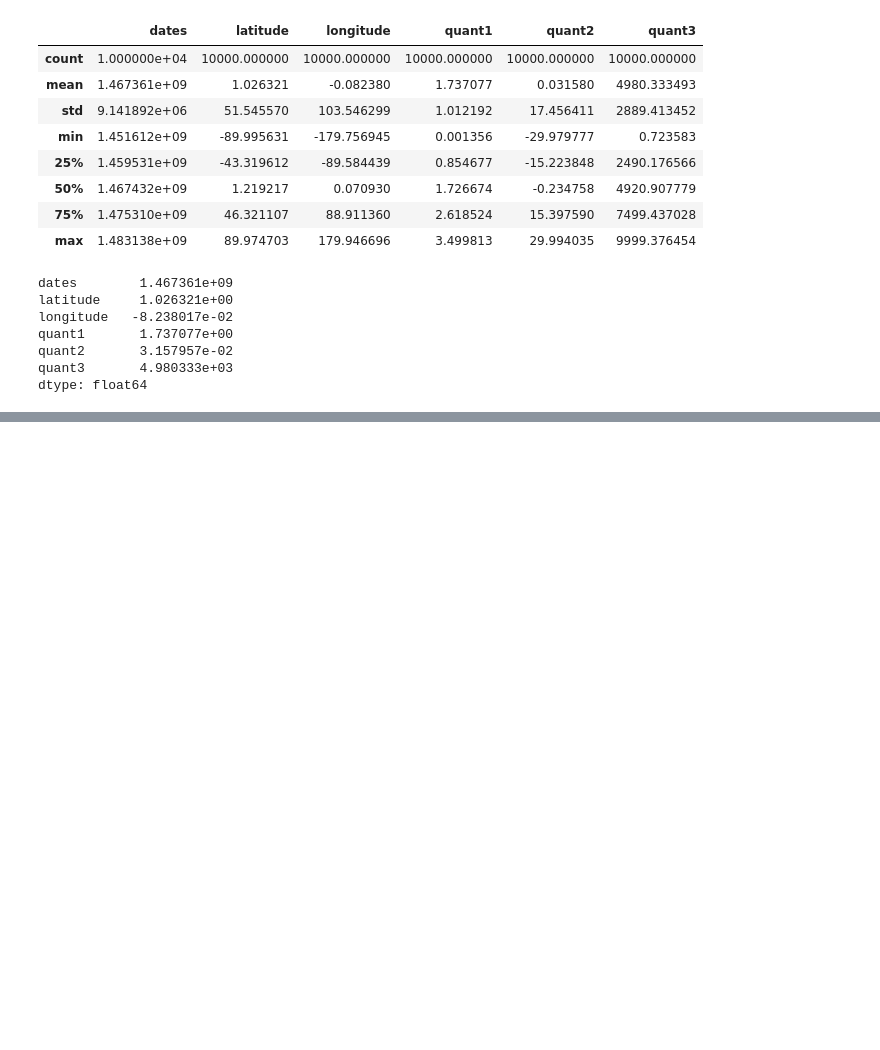
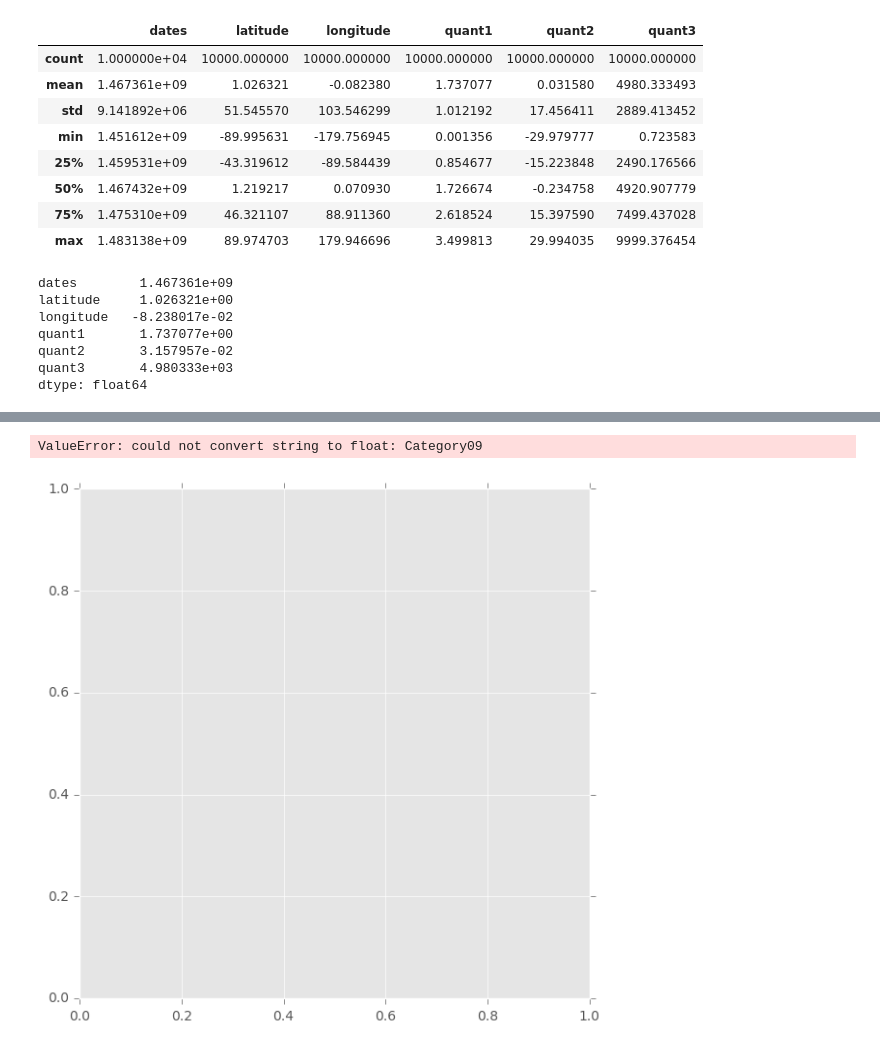
Before and after one commit to UIUC-iSchool-DataViz/project-spring2017, a Jupyter notebook: part3/Part3.ipynb, the cells around one changed output, grey strips where cells are left out. Drawn from its saved outputs; the diff is of its cells as text; code cells hidden in the pictures; blank space fills up the shorter version.

```diff
--- a/part3/Part3.ipynb
+++ b/part3/Part3.ipynb
@@ -50,0 +72,11 @@ ValueError: invalid PNG header
+# %%
+for i in range(1,4):
+    plt.subplot(2,2,i)
+    plt.plot(df.groupby('categorical').sum()[quants[i-1]].astype('float'))
+    #plt.xticks(np.arange(len(cat_uniq)), cat_uniq, rotation = 45)
+    plt.title("Sum of "+ quants[i-1] + " across all categories")
+plt.subplots_adjust(wspace=.2, hspace=.3)
+plt.rcParams['figure.figsize'] = (15,15)
+# %% [output]
+ValueError: could not convert string to float: Category09
+[figure, added]
```
Also changed, not shown: parts of 7 cells of this notebook, 4 other files.
